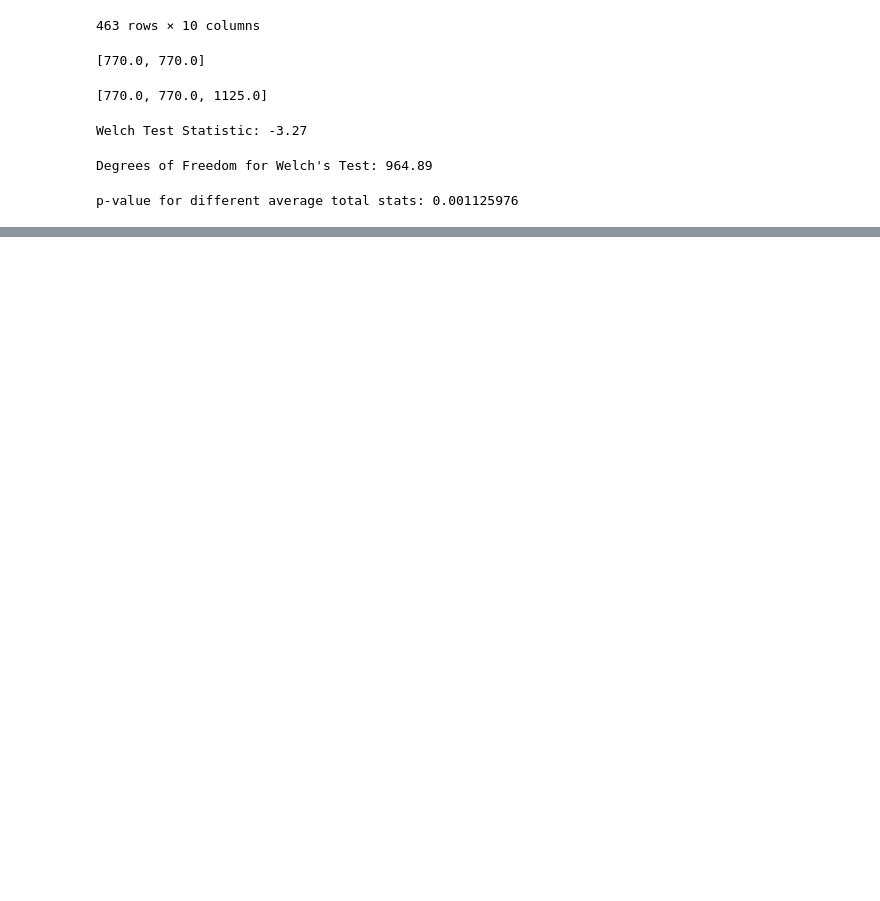
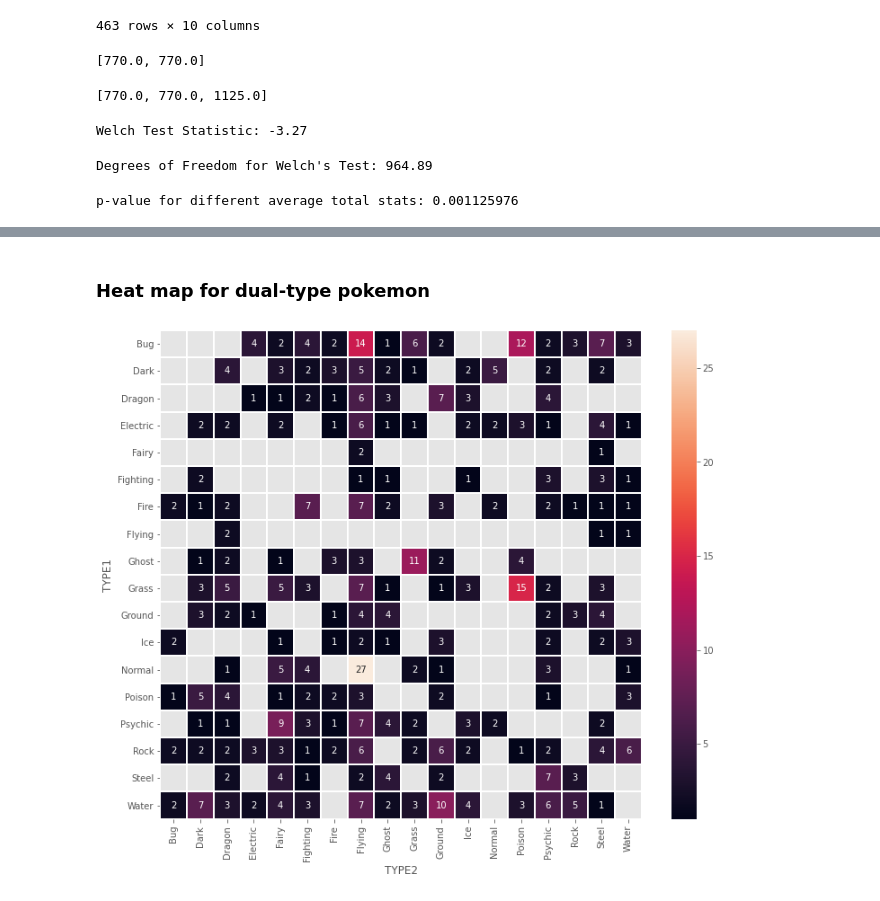
Before and after one commit to chloengnguyen/Are-Pokemon-Getting-Stronger, a Jupyter notebook: Testing.ipynb, the cells around one changed output, grey strips where cells are left out. Drawn from its saved outputs; the diff is of its cells as text; code cells hidden in the pictures; blank space fills up the shorter version.

```diff
--- a/Testing.ipynb
+++ b/Testing.ipynb
@@ -393,0 +432,2 @@ p-value for different average total stats: 0.001125976
+# %%
+combined_type = combined_type.replace(r'\s+|^$', np.nan, regex=True)
@@ -393,0 +454,2 @@ p-value for different average total stats: 0.001125976
+# %%
+df.insert(2, "TYPE1", combined_type[0], True)
@@ -393,0 +472,2 @@ p-value for different average total stats: 0.001125976
+# %%
+df.insert(3, "TYPE2", combined_type[1], True)
@@ -393,0 +490,3 @@ p-value for different average total stats: 0.001125976
+# %%
+dual_types = df[df['TYPE2'] != np.nan]
+dual_types
@@ -393,0 +507,17 @@ p-value for different average total stats: 0.001125976
+# %% [markdown]
+### Heat map for dual-type pokemon
+# %%
+import seaborn as sns
+import matplotlib.pyplot as plt
+plt.style.use('ggplot')
+
+fig, ax = plt.subplots(figsize=(12,10))
+#sns.heatmap(df1.iloc[:, 1:6:], annot=True, linewidths=.5, ax=ax)
+sns.heatmap(
+    dual_types.groupby(['TYPE1', 'TYPE2']).size().unstack(),
+    annot=True,
+    linewidths=1,
+    ax=ax
+);
+# %% [output]
+[figure, added]
```
Also changed, not shown: parts of 17 cells of this notebook, 4 other files.
